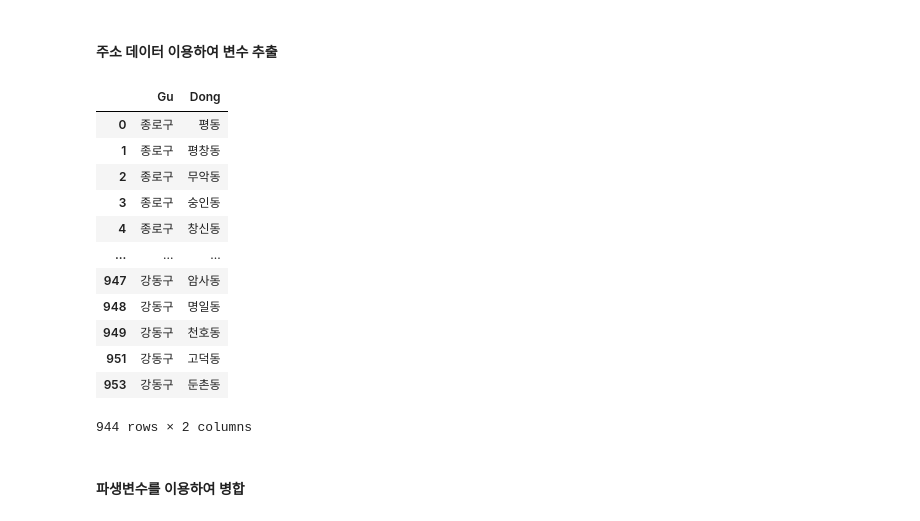
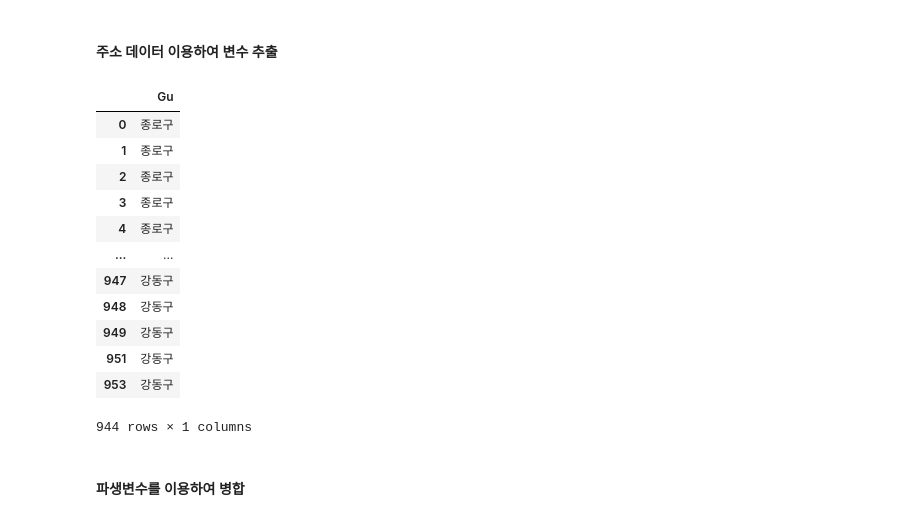
Before and after one commit to dev-gw/SSL_analysis, a Jupyter notebook: Library_DS.ipynb, the cells around one changed output. Drawn from its saved outputs; the diff is of its cells as text; code cells hidden in the pictures.

```diff
--- a/Library_DS.ipynb
+++ b/Library_DS.ipynb
@@ -63,21 +64,21 @@ for index, row in data.iterrows():
   address = str(data.loc[index, 'Address'])
   data.loc[index, 'Gu'] = address.split(sep=' ')[1]
 # %%
-data[['Gu', 'Dong']]
+data[['Gu']]
 # %% [output]
-|  | Gu | Dong |
-| 0 | 종로구 | 평동 |
-| 1 | 종로구 | 평창동 |
-| 2 | 종로구 | 무악동 |
-| 3 | 종로구 | 숭인동 |
-| 4 | 종로구 | 창신동 |
-| ... | ... | ... |
-| 947 | 강동구 | 암사동 |
-| 948 | 강동구 | 명일동 |
-| 949 | 강동구 | 천호동 |
-| 951 | 강동구 | 고덕동 |
-| 953 | 강동구 | 둔촌동 |
+|  | Gu |
+| 0 | 종로구 |
+| 1 | 종로구 |
+| 2 | 종로구 |
+| 3 | 종로구 |
+| 4 | 종로구 |
+| ... | ... |
+| 947 | 강동구 |
+| 948 | 강동구 |
+| 949 | 강동구 |
+| 951 | 강동구 |
+| 953 | 강동구 |
-944 rows × 2 columns
+944 rows × 1 columns
 # %% [markdown]
 #### 파생변수를 이용하여 병합
 # %%
```
Also changed, not shown: parts of 10 cells of this notebook.
